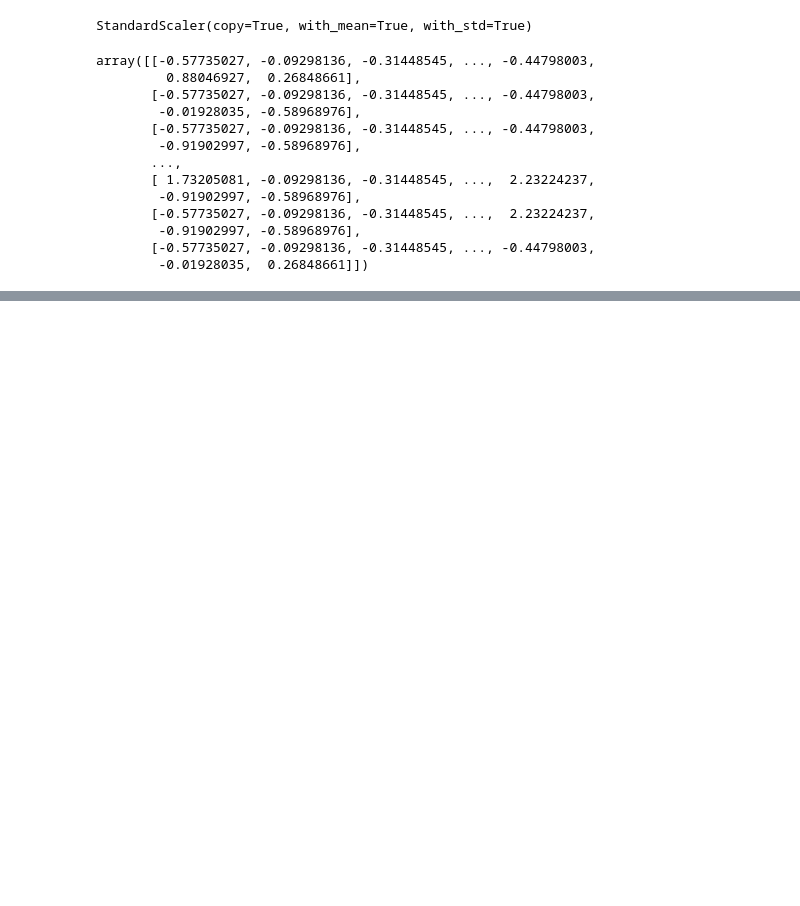
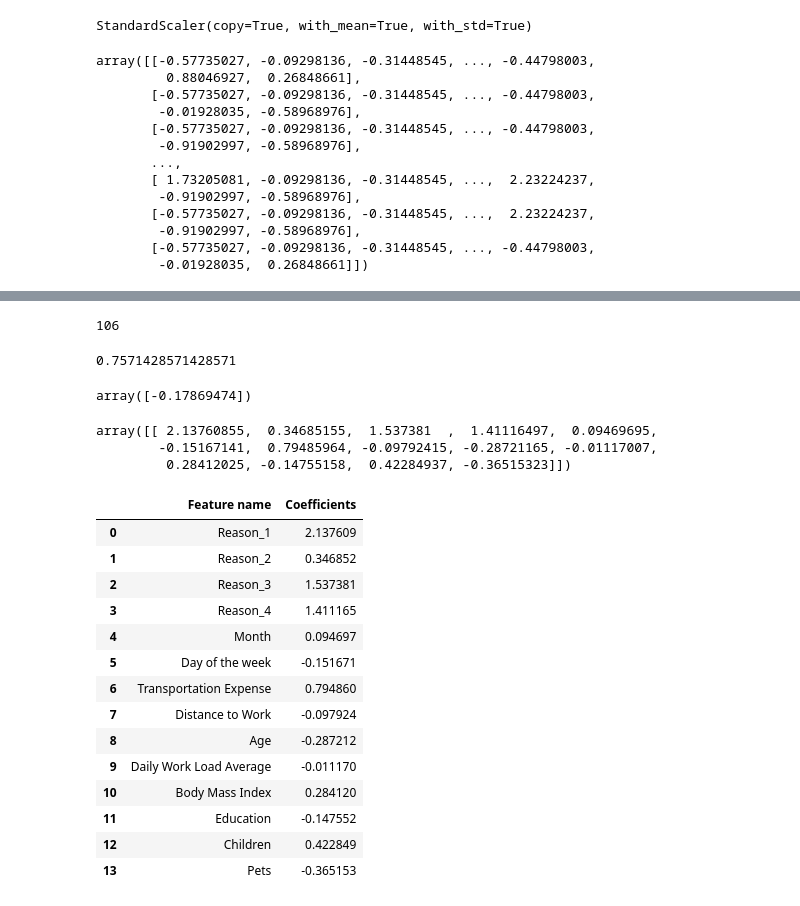
Before and after one commit to cliptic/Absentism, a Jupyter notebook: Analysis.ipynb, the cells around one changed output, grey strips where cells are left out. Cells and saved outputs as stored; diff of their text form; code cells hidden in the pictures; blank space fills up the shorter version.

```diff
--- a/Analysis.ipynb
+++ b/Analysis.ipynb
@@ -95,0 +98,2 @@ array([[-0.57735027, -0.09298136, -0.31448545, ..., -0.44798003,
+# %%
+X_train, X_test, y_train, y_test = train_test_split(scaled_inputs, targets, train_size = 0.8, random_state=42, shuffle = True)
@@ -95,0 +107,2 @@ array([[-0.57735027, -0.09298136, -0.31448545, ..., -0.44798003,
+# %%
+reg = LogisticRegression()
@@ -95,0 +145,19 @@ array([[-0.57735027, -0.09298136, -0.31448545, ..., -0.44798003,
+# %%
+np.sum(predictions==y_test)
+# %% [output]
+106
+# %%
+accuracy = np.sum(predictions==y_test) / len(predictions)
+accuracy
+# %% [output]
+0.7571428571428571
+# %%
+reg.intercept_
+# %% [output]
+array([-0.17869474])
+# %%
+reg.coef_
+# %% [output]
+array([[ 2.13760855,  0.34685155,  1.537381  ,  1.41116497,  0.09469695,
+        -0.15167141,  0.79485964, -0.09792415, -0.28721165, -0.01117007,
+         0.28412025, -0.14755158,  0.42284937, -0.36515323]])
@@ -95,0 +166,20 @@ array([[-0.57735027, -0.09298136, -0.31448545, ..., -0.44798003,
+# %%
+summary_table = pd.DataFrame(columns=['Feature name'], data = feature_names)
+summary_table['Coefficients'] = np.transpose(reg.coef_)
+summary_table
+# %% [output]
+|  | Feature name | Coefficients |
+| 0 | Reason_1 | 2.137609 |
+| 1 | Reason_2 | 0.346852 |
+| 2 | Reason_3 | 1.537381 |
+| 3 | Reason_4 | 1.411165 |
+| 4 | Month | 0.094697 |
+| 5 | Day of the week | -0.151671 |
+| 6 | Transportation Expense | 0.794860 |
+| 7 | Distance to Work | -0.097924 |
+| 8 | Age | -0.287212 |
+| 9 | Daily Work Load Average | -0.011170 |
+| 10 | Body Mass Index | 0.284120 |
+| 11 | Education | -0.147552 |
+| 12 | Children | 0.422849 |
+| 13 | Pets | -0.365153 |
```
Also changed, not shown: parts of 12 cells of this notebook.
